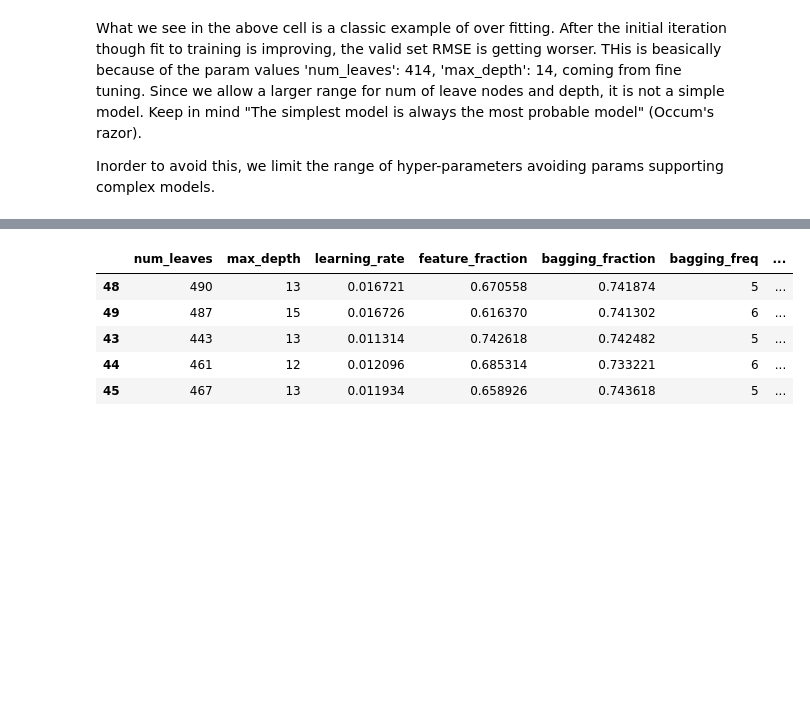
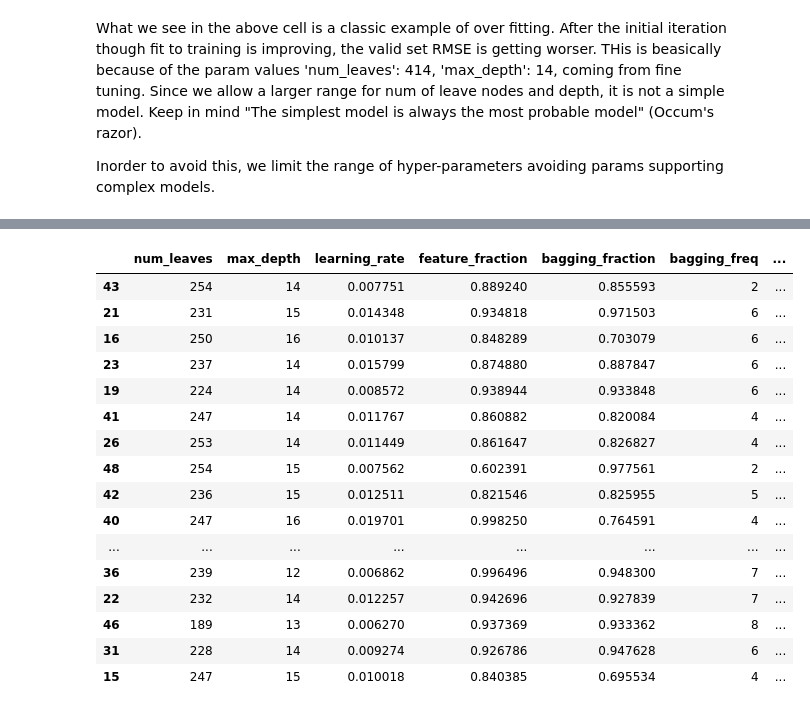
Before and after one commit to hub4akhil/PyMC_projects, a Jupyter notebook: store-sales-time-series-forecasting/ML.ipynb, the cells around one changed output, grey strips where cells are left out. Cells and saved outputs as stored; diff of their text form; code cells hidden in the pictures; blank space fills up the shorter version.

```diff
--- a/store-sales-time-series-forecasting/ML.ipynb
+++ b/store-sales-time-series-forecasting/ML.ipynb
@@ -618,7 +583,7 @@ print(model_lag.params)
 {'objective': 'regression', 'metric': 'rmse', 'boosting_type': 'gbdt', 'learning_rate': 0.05, 'num_leaves': 64, 'feature_fraction': 0.9, 'bagging_fraction': 0.8, 'bagging_freq': 5, 'verbose': -1, 'num ...
 # %%
 results_df.sort_values(by=["rmse"],inplace=True)
-# results_df["distance"]=results_df.apply(lambda x :np.sqrt(mean_squared_error(x[9:],results_df.iloc[0,9:])),axis=1)
+results_df["distance"]=results_df.apply(lambda x :np.sqrt(mean_squared_error(x[9:],results_df.iloc[0,9:])),axis=1)
 results_df["diff_rmse"]= results_df.apply(lambda x : x["rmse"]-results_df.iloc[0]["rmse"],axis=1)
 # %%
 plt.figure(figsize=(14,8))
@@ -632,9 +597,20 @@ plt.show()
 # %%
-results_df.iloc[:5,9:]
+results_df.iloc[:20,9:]
 # %% [output]
 |  | num_leaves | max_depth | learning_rate | feature_fraction | bagging_fraction | bagging_freq | ... |
-| 48 | 490 | 13 | 0.016721 | 0.670558 | 0.741874 | 5 | ... |
-| 49 | 487 | 15 | 0.016726 | 0.616370 | 0.741302 | 6 | ... |
-| 43 | 443 | 13 | 0.011314 | 0.742618 | 0.742482 | 5 | ... |
-| 44 | 461 | 12 | 0.012096 | 0.685314 | 0.733221 | 6 | ... |
-| 45 | 467 | 13 | 0.011934 | 0.658926 | 0.743618 | 5 | ... |
+| 43 | 254 | 14 | 0.007751 | 0.889240 | 0.855593 | 2 | ... |
+| 21 | 231 | 15 | 0.014348 | 0.934818 | 0.971503 | 6 | ... |
+| 16 | 250 | 16 | 0.010137 | 0.848289 | 0.703079 | 6 | ... |
+| 23 | 237 | 14 | 0.015799 | 0.874880 | 0.887847 | 6 | ... |
+| 19 | 224 | 14 | 0.008572 | 0.938944 | 0.933848 | 6 | ... |
+| 41 | 247 | 14 | 0.011767 | 0.860882 | 0.820084 | 4 | ... |
+| 26 | 253 | 14 | 0.011449 | 0.861647 | 0.826827 | 4 | ... |
+| 48 | 254 | 15 | 0.007562 | 0.602391 | 0.977561 | 2 | ... |
+| 42 | 236 | 15 | 0.012511 | 0.821546 | 0.825955 | 5 | ... |
+| 40 | 247 | 16 | 0.019701 | 0.998250 | 0.764591 | 4 | ... |
+| ... | ... | ... | ... | ... | ... | ... | ... |
+| 36 | 239 | 12 | 0.006862 | 0.996496 | 0.948300 | 7 | ... |
+| 22 | 232 | 14 | 0.012257 | 0.942696 | 0.927839 | 7 | ... |
+| 46 | 189 | 13 | 0.006270 | 0.937369 | 0.933362 | 8 | ... |
+| 31 | 228 | 14 | 0.009274 | 0.926786 | 0.947628 | 6 | ... |
+| 15 | 247 | 15 | 0.010018 | 0.840385 | 0.695534 | 4 | ... |
```
Also changed, not shown: parts of 17 cells of this notebook.
